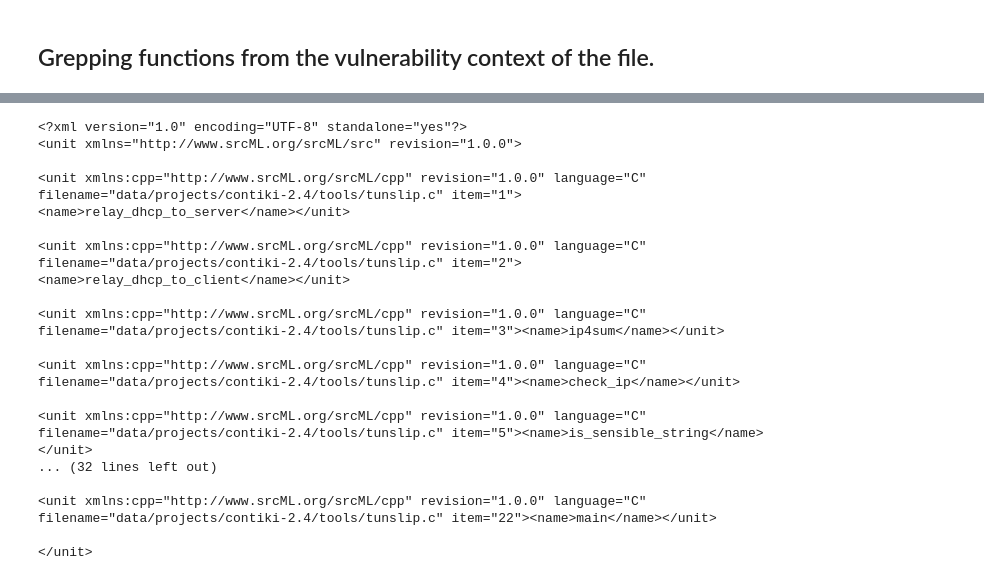
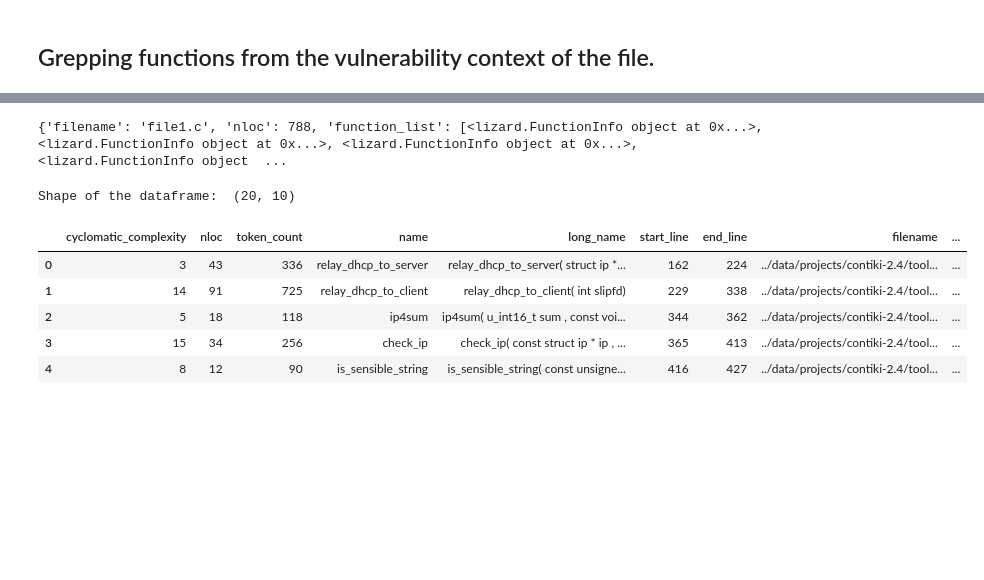
Before and after one commit to SmartSecLab/IoTvulCode, a Jupyter notebook: notebooks/stat.ipynb, the cells around one changed output, grey strips where cells are left out. Saved outputs shown, nothing was run; the diff lists cells and outputs as text; code cells hidden in the pictures; blank space fills up the shorter version.

Commit message:
split the given file into a list of functions blocks and return their metrics

```diff
--- a/notebooks/stat.ipynb
+++ b/notebooks/stat.ipynb
@@ -5,8 +5,11 @@ import pandas as pd
 import matplotlib.pyplot as plt
 import seaborn as sns
 import plotly.express as px
+import lizard
+import subprocess as sub
+from pylibsrcml import srcml
 
-df = pd.read_csv('data/output-tunslip.csv')
+df = pd.read_csv('../data/output-tunslip.csv')
 
 if not os.path.exists("figure"):
     os.mkdir("figure")
@@ -45,7 +48,7 @@ df.head(3)
 # %% [markdown]
 ## Grepping functions from the vulnerability context of the file.
 # %%
-file = df.File[0]
+file = '../' + df.File[0]
 xml_file = "a.cpp.xml"
 
 file_str = ''
@@ -85,21 +73,46 @@ relay_dhcp_to_server(struct ip *ip, int len)
-# %%
-cmd = sub.Popen(["srcml", "--xpath", funblk_ptn, xml_file], stderr=sub.STDOUT)
-out, err = cmd.communicate()
-# %% [output]
-<?xml version="1.0" encoding="UTF-8" standalone="yes"?>
-<unit xmlns="http://www.srcML.org/srcML/src" revision="1.0.0">
-
-<unit xmlns:cpp="http://www.srcML.org/srcML/cpp" revision="1.0.0" language="C" filename="data/projects/contiki-2.4/tools/tunslip.c" item="1"><name>relay_dhcp_to_server</name></unit>
-
-<unit xmlns:cpp="http://www.srcML.org/srcML/cpp" revision="1.0.0" language="C" filename="data/projects/contiki-2.4/tools/tunslip.c" item="2"><name>relay_dhcp_to_client</name></unit>
-
-<unit xmlns:cpp="http://www.srcML.org/srcML/cpp" revision="1.0.0" language="C" filename="data/projects/contiki-2.4/tools/tunslip.c" item="3"><name>ip4sum</name></unit>
-
-<unit xmlns:cpp="http://www.srcML.org/srcML/cpp" revision="1.0.0" language="C" filename="data/projects/contiki-2.4/tools/tunslip.c" item="4"><name>check_ip</name></unit>
-
-<unit xmlns:cpp="http://www.srcML.org/srcML/cpp" revision="1.0.0" language="C" filename="data/projects/contiki-2.4/tools/tunslip.c" item="5"><name>is_sensible_string</name></unit>
-... (32 lines left out)
-
-<unit xmlns:cpp="http://www.srcML.org/srcML/cpp" revision="1.0.0" language="C" filename="data/projects/contiki-2.4/tools/tunslip.c" item="22"><name>main</name></unit>
-
-</unit>
+# %%
+
+
+
+print(liz_file.__dict__)
+# %% [output]
+{'filename': 'file1.c', 'nloc': 788, 'function_list': [<lizard.FunctionInfo object at 0x...>, <lizard.FunctionInfo object at 0x...>, <lizard.FunctionInfo object at 0x...>, <lizard.FunctionInfo object  ...
+# %%
+import itertools
+
+def find_metrics(source_file):
+    """ split the given file into a list of functions blocks and return their metrics
+    """
+    df = pd.DataFrame()
+    with open(source_file, "r") as fp:
+        liz_file = lizard.analyze_file.analyze_source_code(source_file,  fp.read())
+
+        for x in range(len(liz_file.function_list)):
+            fun_metrics = liz_file.function_list[x].__dict__
+            start=fun_metrics['start_line']
+            end=fun_metrics['end_line']
+
+            fp.seek(0) # move header to the initial point of the file
+            df_fun = pd.DataFrame.from_dict(fun_metrics)
+            lines = [line for line in itertools.islice(fp, start, end)]
+            df_fun['code'] =  fun_metrics['long_name'] + ''.join(lines)
+            df = pd.concat([df, df_fun])
+
+    # <guru> I think there is a problem in lizard detecting the correct full_parameters
+    # either we have to concatenate two lines of full_parameters or ignore it and take it from long_name if needed.
+    # drop['full_parameters', 'fan_in', 'fan_out', 'general_fan_out'] because lizard has not properly implemented these parameters so far.
+    cols_filter = ['full_parameters', 'fan_in', 'fan_out', 'general_fan_out']
+    df = df.drop(cols_filter, axis=1).drop_duplicates().reset_index(drop=True)
+    print('Shape of the dataframe: ', df.shape)
+    return df
+
+df = find_metrics(file)
+df.head(5)
+# %% [output]
+Shape of the dataframe:  (20, 10)
+|  | cyclomatic_complexity | nloc | token_count | name | long_name | start_line | end_line | filename | ... |
+| 0 | 3 | 43 | 336 | relay_dhcp_to_server | relay_dhcp_to_server( struct ip *... | 162 | 224 | ../data/projects/contiki-2.4/tool... | ... |
+| 1 | 14 | 91 | 725 | relay_dhcp_to_client | relay_dhcp_to_client( int slipfd) | 229 | 338 | ../data/projects/contiki-2.4/tool... | ... |
+| 2 | 5 | 18 | 118 | ip4sum | ip4sum( u_int16_t sum , const voi... | 344 | 362 | ../data/projects/contiki-2.4/tool... | ... |
+| 3 | 15 | 34 | 256 | check_ip | check_ip( const struct ip * ip , ... | 365 | 413 | ../data/projects/contiki-2.4/tool... | ... |
+| 4 | 8 | 12 | 90 | is_sensible_string | is_sensible_string( const unsigne... | 416 | 427 | ../data/projects/contiki-2.4/tool... | ... |
```
Also changed, not shown: parts of 3 cells of this notebook, 1 other file.
